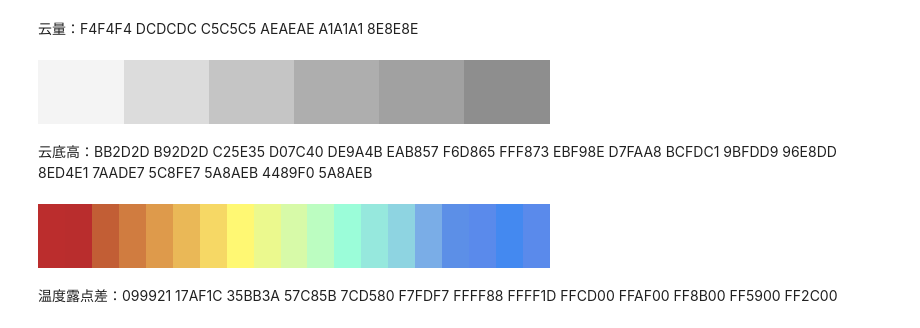
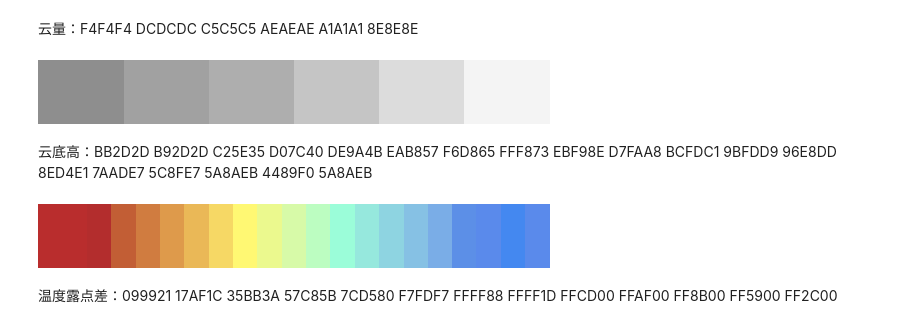
Before and after one commit to Kimizhao/cmaps, a Jupyter notebook: notebook/cmaps_demo2.ipynb, the cells around one changed output. Drawn from its saved outputs; the diff is of its cells as text; code cells hidden in the pictures.

```diff
--- a/notebook/cmaps_demo2.ipynb
+++ b/notebook/cmaps_demo2.ipynb
@@ -75,15 +75,15 @@ cmaps.G_precip_15lev
 # %% [markdown]
 云量：F4F4F4  DCDCDC  C5C5C5  AEAEAE  A1A1A1  8E8E8E
 # %%
-cmaps.G_cloud_7lev
+cmaps.G_cloud_7lev_r
 # %% [output]
-[figure, old version]
+[figure, new version]
 # %% [markdown]
 云底高：BB2D2D  B92D2D  C25E35  D07C40  DE9A4B  EAB857  F6D865  FFF873  EBF98E  D7FAA8  BCFDC1  9BFDD9  96E8DD  8ED4E1 7AADE7  5C8FE7  5A8AEB  4489F0  5A8AEB
 # %%
-cmaps.G_height_20lev
+cmaps.G_height_20
 # %% [output]
-[figure, old version]
+[figure, new version]
 # %% [markdown]
 温度露点差：099921  17AF1C  35BB3A  57C85B  7CD580  F7FDF7  FFFF88  FFFF1D  FFCD00  FFAF00  FF8B00  FF5900  FF2C00
 # %%
```
Also changed, not shown: parts of 5 cells of this notebook, 6 other files.
